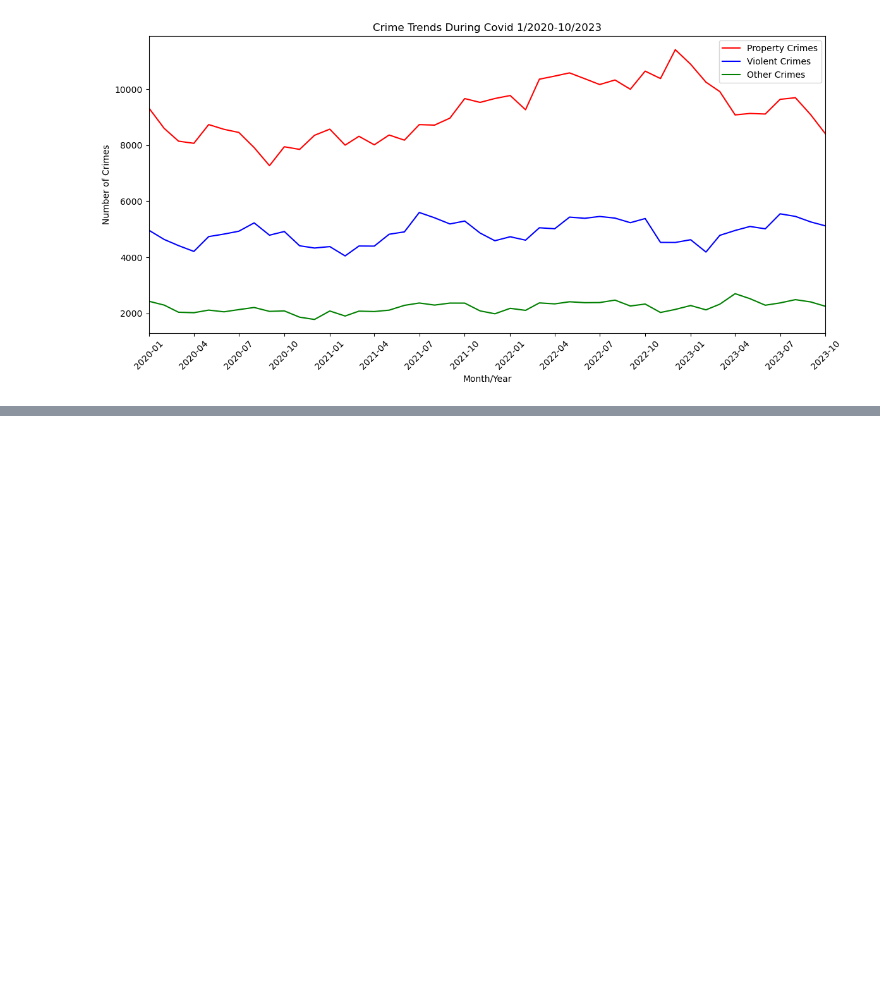
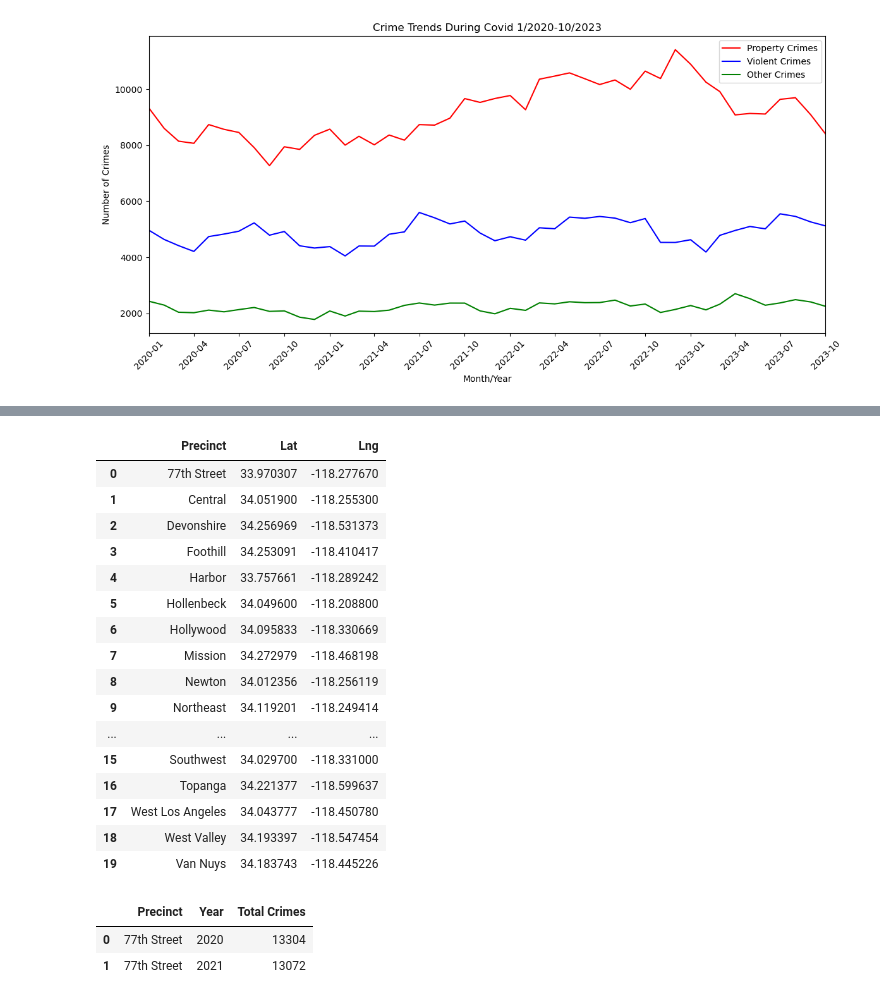
Before and after one commit to eshih22/la_crime_group_project, a Jupyter notebook: LA_crime_data.ipynb, the cells around one changed output, grey strips where cells are left out. Cells and saved outputs as stored; diff of their text form; code cells hidden in the pictures; blank space fills up the shorter version.

```diff
--- a/LA_crime_data.ipynb
+++ b/LA_crime_data.ipynb
@@ -1759,7 +1852,5 @@ precinct_coordinates = {
     "Topanga": (34.221376654, -118.599636542),
     "West Los Angeles": (34.0437774120001, -118.450779541),
     "West Valley": (34.193397227, -118.547454438),
-    "Van Nuys": (34.1837432730001, -118.445225709),
+    "Van Nuys": (34.1837432730001, -118.445225709)
 }
-precinct_crime_counts_by_year_df['Latitude'] = crime_counts['Precinct'].map(lambda x: precinct_coordinates.get(x, None)[0])
-precinct_crime_counts_by_year_df['Longitude'] = crime_counts['Precinct'].map(lambda x: precinct_coordinates.get(x, None)[1])
@@ -1765,0 +1859,21 @@ precinct_crime_counts_by_year_df['Longitude'] = crime_counts['Precinct'].map(lam
+# %%
+df2 = pd.DataFrame(precinct_coordinates).transpose().reset_index().rename(columns={'index':'Precinct',0:'Lat',1:'Lng'})
+df2
+# %% [output]
+|  | Precinct | Lat | Lng |
+| 0 | 77th Street | 33.970307 | -118.277670 |
+| 1 | Central | 34.051900 | -118.255300 |
+| 2 | Devonshire | 34.256969 | -118.531373 |
+| 3 | Foothill | 34.253091 | -118.410417 |
+| 4 | Harbor | 33.757661 | -118.289242 |
+| 5 | Hollenbeck | 34.049600 | -118.208800 |
+| 6 | Hollywood | 34.095833 | -118.330669 |
+| 7 | Mission | 34.272979 | -118.468198 |
+| 8 | Newton | 34.012356 | -118.256119 |
+| 9 | Northeast | 34.119201 | -118.249414 |
+| ... | ... | ... | ... |
+| 15 | Southwest | 34.029700 | -118.331000 |
+| 16 | Topanga | 34.221377 | -118.599637 |
+| 17 | West Los Angeles | 34.043777 | -118.450780 |
+| 18 | West Valley | 34.193397 | -118.547454 |
+| 19 | Van Nuys | 34.183743 | -118.445226 |
@@ -1765,0 +1882,6 @@ precinct_crime_counts_by_year_df['Longitude'] = crime_counts['Precinct'].map(lam
+# %%
+df1[:2]
+# %% [output]
+|  | Precinct | Year | Total Crimes |
+| 0 | 77th Street | 2020 | 13304 |
+| 1 | 77th Street | 2021 | 13072 |
```
Also changed, not shown: parts of 17 cells of this notebook, 1 other file.
